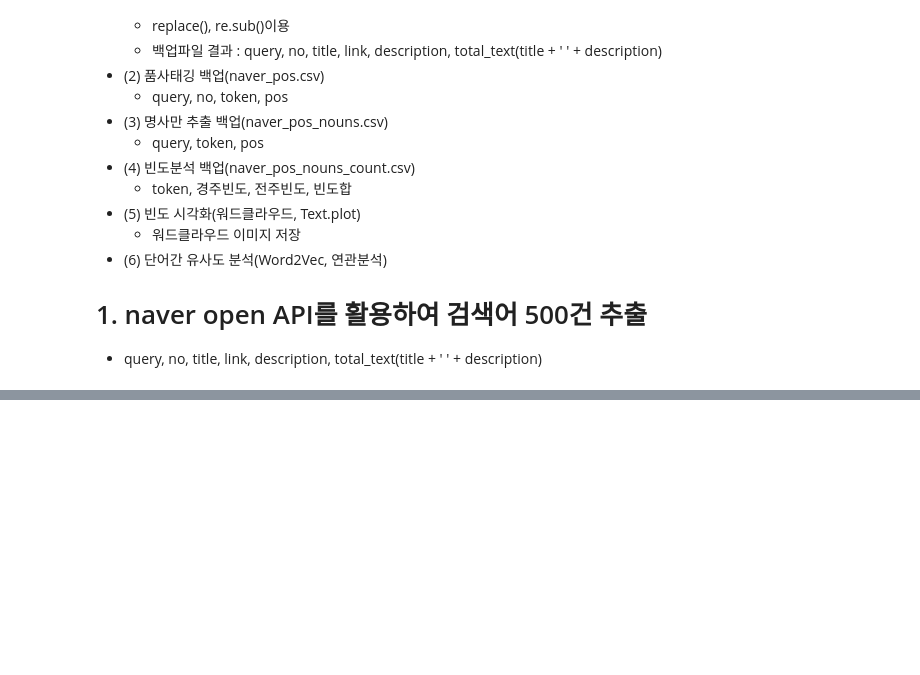
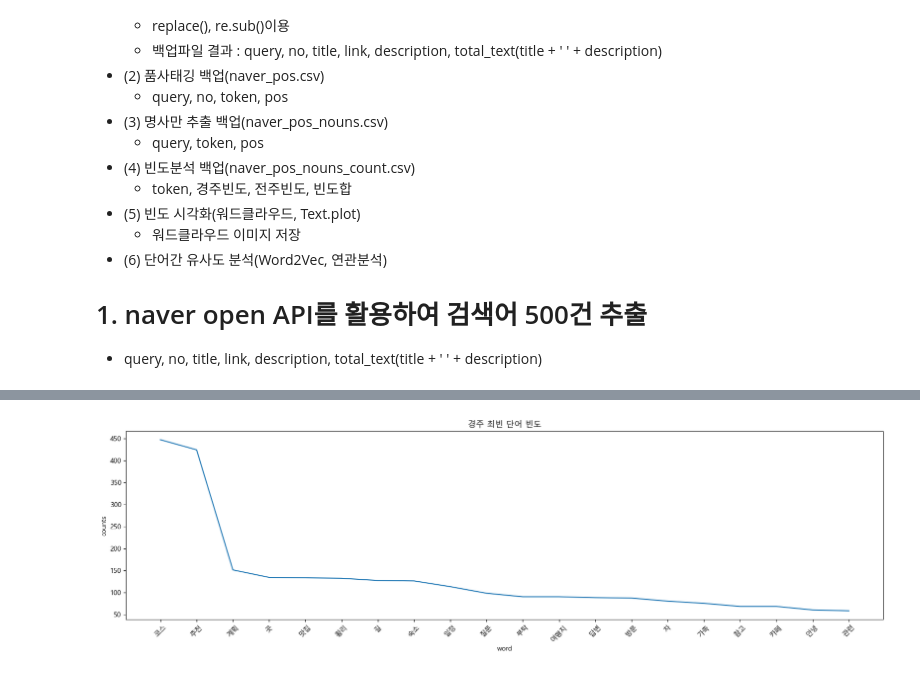
Before and after one commit to hjinyoo/ai, a Jupyter notebook: source/07_자연어처리/ch3_한글형태소분석_시각화_유사도분석_Quiz.ipynb, the cells around one changed output, grey strips where cells are left out. Cells and saved outputs as stored; diff of their text form; code cells hidden in the pictures; blank space fills up the shorter version.

```diff
--- a/source/07_자연어처리/ch3_한글형태소분석_시각화_유사도분석_Quiz.ipynb
+++ b/source/07_자연어처리/ch3_한글형태소분석_시각화_유사도분석_Quiz.ipynb
@@ -34,0 +409,13 @@ table.dataframe{font-size:24px;}
+# %%
+word, counts = zip(*data_text.vocab().most_common(20))
+# print(word)
+# print(counts)
+plt.figure(figsize=(20,5))
+plt.plot(word, counts)
+plt.xticks(rotation=45)
+plt.xlabel('word')
+plt.ylabel('counts')
+plt.title('경주 최빈 단어 빈도')
+plt.show()
+# %% [output]
+[figure, added]
```
Also changed, not shown: parts of 45 cells of this notebook, 6 other files.
